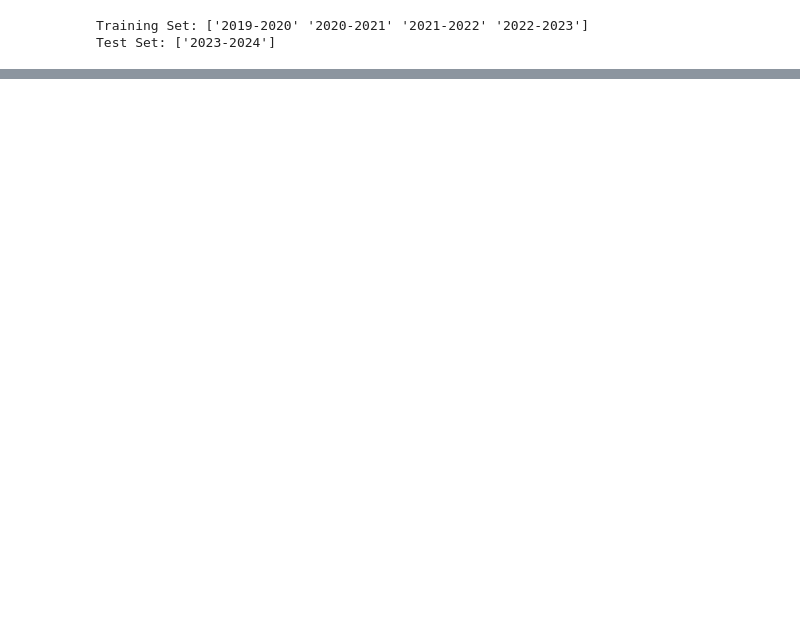
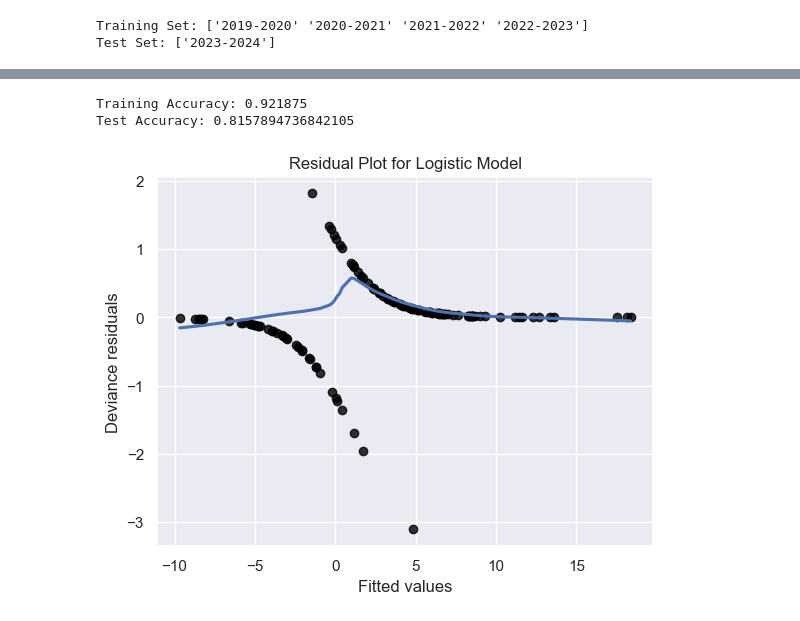
Before and after one commit to UIUC-DSC/team-townies-fa24, a Jupyter notebook: Modeling.ipynb, the cells around one changed output, grey strips where cells are left out. Drawn from its saved outputs; the diff is of its cells as text; code cells hidden in the pictures; blank space fills up the shorter version.

Commit message:
Continued basic modeling

```diff
--- a/Modeling.ipynb
+++ b/Modeling.ipynb
@@ -16,11 +16,3 @@ df.head()
 | 2 | 2019-11-10 | 9:00p | 2019-2020 | REG | Arizona | 21.0 | True | Pac-12 | 2 | 19.49 | ... |
 | 3 | 2019-11-18 | 8:00p | 2019-2020 | REG | Hawaii | NaN | False | Big West | 8 | -1.27 | ... |
 | 4 | 2019-11-20 | 9:00p | 2019-2020 | REG | The Citadel | NaN | False | Southern | 2 | -13.82 | ... |
-# %%
-df = df.rename(columns={
-    "Win Streak": "Win_Streak",
-    "Lose Streak": "Lose_Streak",
-    "Points Against": "Points_Against",
-    "OPP FG%": "OPP_FG_Percent",
-    "FG%": "FG_Percent"
-})
@@ -69,18 +126,3 @@ Covariance Type:            nonrobust   LLR p-value:                 1.641e-32
 Possibly complete quasi-separation: A fraction 0.95 of observations can be
 perfectly predicted. This might indicate that there is complete
 quasi-separation. In this case some parameters will not be identified.
-# %%
-# Create fitted vs deviance residual plot to observe how accurate our model is
-sns.set(style="whitegrid")
-plt.figure(figsize=(8, 6))
-
-sns.regplot(x=results_1.fittedvalues, y=results_1.resid_dev,
-            color='black', line_kws={'color':'blue', 'linewidth': 2},
-            lowess=True, scatter_kws={'s': 60, 'alpha': 0.7, 'edgecolor': 'black'})
-
-plt.title('Deviance Residuals vs Fitted Values', fontsize=16)
-plt.xlabel('Fitted Values', fontsize=12)
-plt.ylabel('Deviance Residuals', fontsize=12)
-
-plt.tight_layout()
-plt.show()
@@ -88,0 +143,4 @@ plt.show()
+# %%
+# Suspect that some variables were leading our model to predict the result too easily, so we'll create another with more realistic variables
+model_2 = smf.logit('Result ~ FG_Percent + OPP_FG_Percent + OPP_FT + FT + Ranked_Match + Home_Game', data=df_train).fit()
+print(model_2.summary())
@@ -88,0 +165,23 @@ plt.show()
+# %%
+# Predict on training data
+train_predictions_2 = model_2.predict(df_train[['OPP_FG_Percent', 'FG_Percent', 'OPP_FT', 'FT', 'Ranked_Match', 'Home_Game']])
+train_accuracy_2 = (train_predictions_2.round() == df_train['Result']).mean()
+
+# Predict on test data
+test_predictions_2 = model_2.predict(df_test[['OPP_FG_Percent', 'FG_Percent', 'OPP_FT', 'FT', 'Ranked_Match', 'Home_Game']])
+test_accuracy_2 = (test_predictions_2.round() == df_test['Result']).mean()
+
+print("Training Accuracy:", train_accuracy_2)
+print("Test Accuracy:", test_accuracy_2)
+# %% [output]
+Training Accuracy: 0.921875
+Test Accuracy: 0.8157894736842105
+# %%
+# Plotting residuals for diagnostics
+sns.regplot(x=model_2.fittedvalues, y=model_2.resid_dev, color='black', line_kws={'color':'b'}, lowess=True)
+plt.xlabel('Fitted values')
+plt.ylabel('Deviance residuals')
+plt.title('Residual Plot for Logistic Model')
+plt.show()
+# %% [output]
+[figure, added]
```
Also changed, not shown: parts of 9 cells of this notebook, 1 other file.
